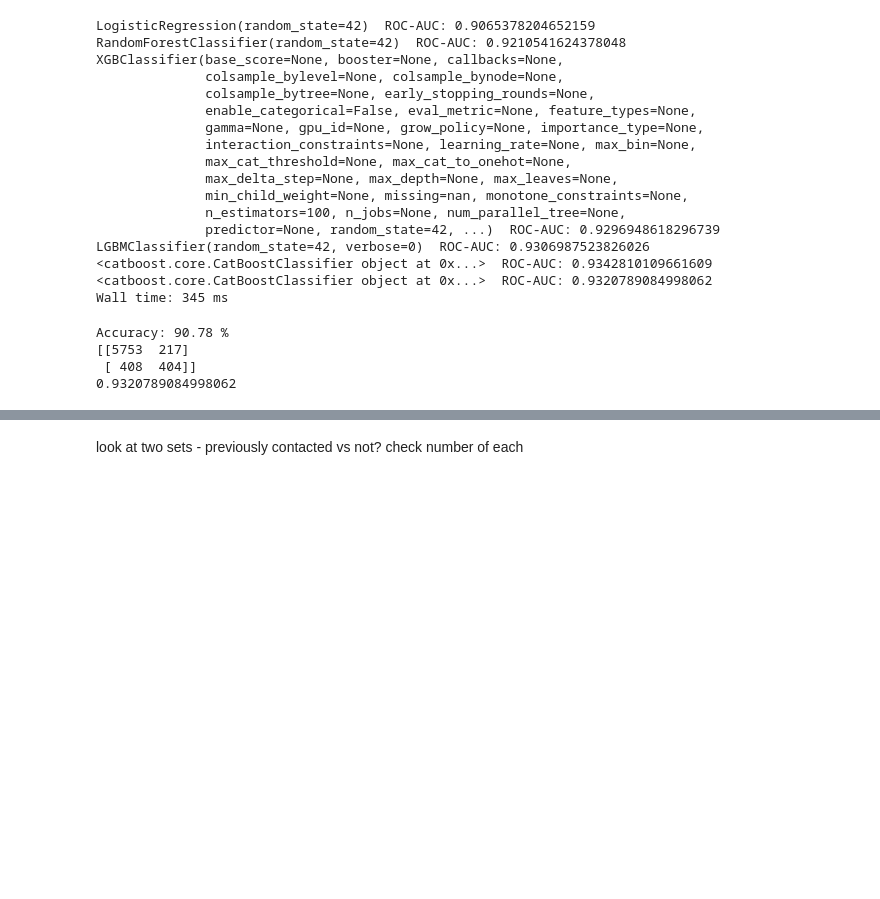
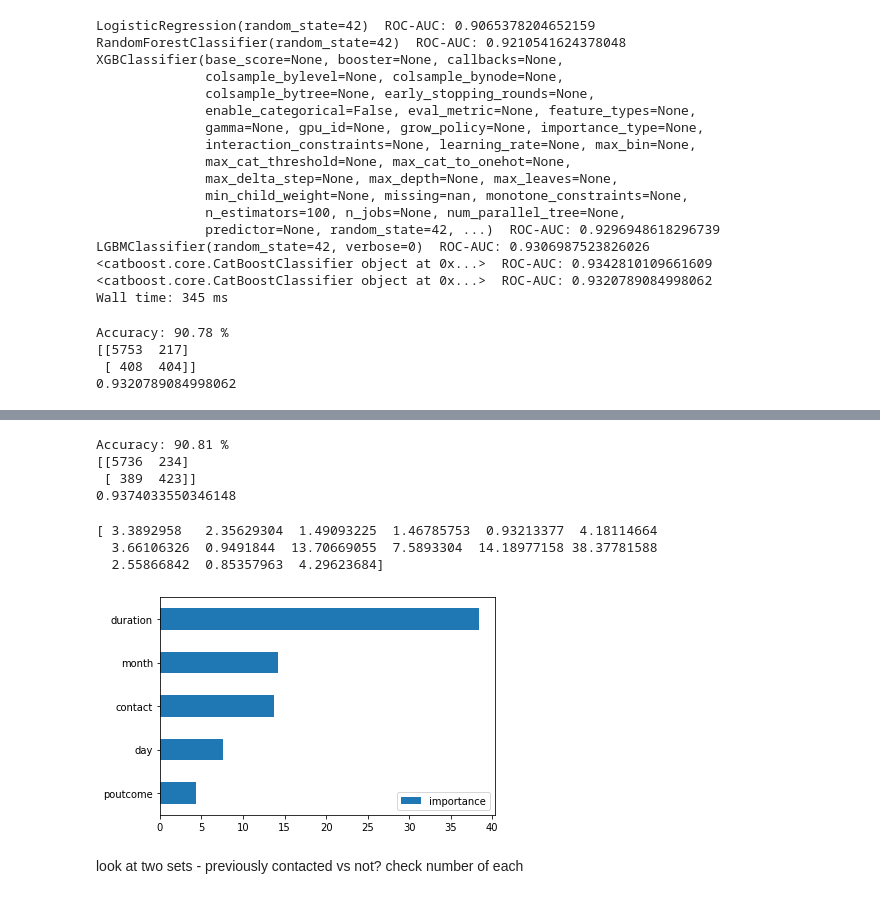
Before and after one commit to MattLeRoi/modeling_banking_customers, a Jupyter notebook: index - backup 11-5-25 - Copy.ipynb, the cells around one changed output, grey strips where cells are left out. Cells and saved outputs as stored; diff of their text form; code cells hidden in the pictures; blank space fills up the shorter version.

```diff
--- a/index - backup 11-5-25 - Copy.ipynb
+++ b/index - backup 11-5-25 - Copy.ipynb
@@ -487,3 +473,17 @@ Accuracy: 90.78 %
 [[5753  217]
  [ 408  404]]
 0.9320789084998062
+# %%
+X2,X_test2,y2,y_test2 = train_test_split(X,y,random_state=42, test_size=.15) # 15% test set
+# %%
+train_pool2 = Pool(X2, y2, cat_features=categorical_features)
+
+model = CatBoostClassifier(
+#     iterations=1000,
+#     learning_rate=0.05,
+#     depth=6,
+    cat_features=categorical_features,
+    eval_metric='AUC',
+    verbose=100
+)
+model.fit(train_pool2, use_best_model=True)
@@ -490,3 +505,29 @@ Accuracy: 90.78 %
+# %%
+y_pred = model.predict(X_test2)
+y_proba = model.predict_proba(X_test2)[:, 1]
+
+print('Accuracy:',round(accuracy_score(y_test2,y_pred)*100,2),'%')
+print(confusion_matrix(y_test2,y_pred))
+print(roc_auc_score(y_test2,y_proba))
+# %% [output]
+Accuracy: 90.81 %
+[[5736  234]
+ [ 389  423]]
+0.9374033550346148
+# %%
+importance = model.get_feature_importance()
+feature_names = X_test2.columns
+print(importance)
+importance_df = pd.DataFrame({'importance':importance}, index=feature_names)
+
+importances=importance_df.sort_values(by='importance', ascending=True).tail(5)
+importances.plot(kind='barh');
+imp_factors['CatBoostClassifier']=importances.sort_values(by='importance',ascending=False).head(5).index
+# %% [output]
+[ 3.3892958   2.35629304  1.49093225  1.46785753  0.93213377  4.18114664
+  3.66106326  0.9491844  13.70669055  7.5893304  14.18977158 38.37781588
+  2.55866842  0.85357963  4.29623684]
+[figure, added]
 # %% [markdown]
 look at two sets - previously contacted vs not?
 check number of each
```
Also changed, not shown: parts of 3 cells of this notebook, 7 other files.
